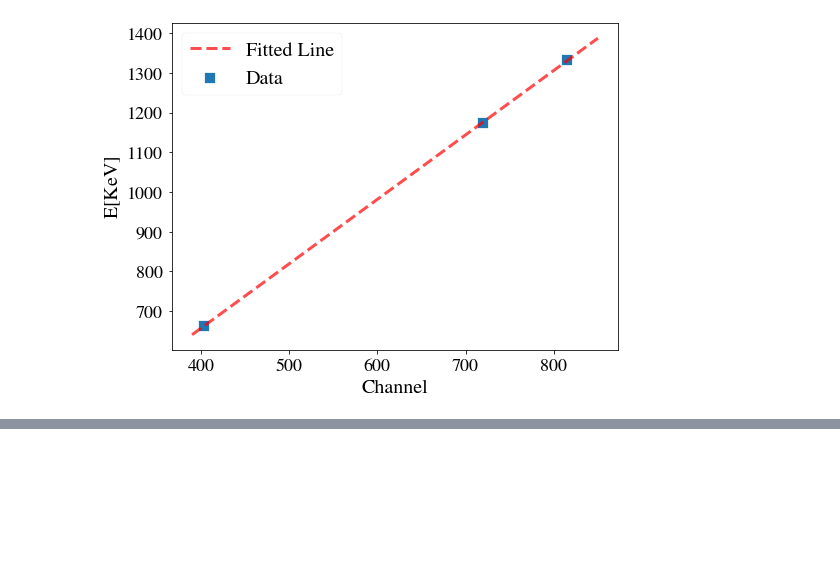
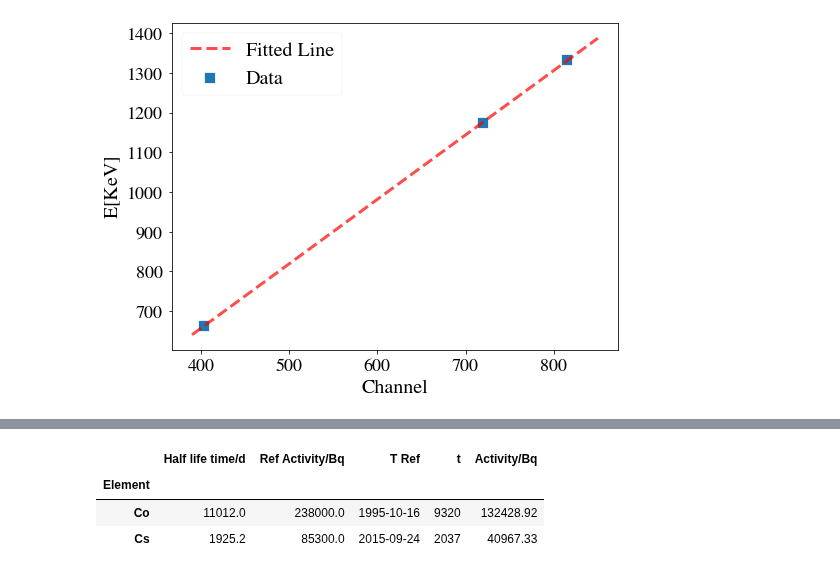
Before and after one commit to DickyChant/AdvNuclExp, a Jupyter notebook: Exp4/analysis/analysis.ipynb, the cells around one changed output, grey strips where cells are left out. Saved outputs shown, nothing was run; the diff lists cells and outputs as text; code cells hidden in the pictures; blank space fills up the shorter version.

```diff
--- a/Exp4/analysis/analysis.ipynb
+++ b/Exp4/analysis/analysis.ipynb
@@ -105,0 +146,7 @@ region.to_latex("../Report/Region.tex")
+# %%
+Source
+# %% [output]
+|  | Half life time/d | Ref Activity/Bq | T Ref | t | Activity/Bq |
+| Element |  |  |  |  |  |
+| Co | 11012.0 | 238000.0 | 1995-10-16 | 9320 | 132428.92 |
+| Cs | 1925.2 | 85300.0 | 2015-09-24 | 2037 | 40967.33 |
```
Also changed, not shown: parts of 17 cells of this notebook, 8 other files.
